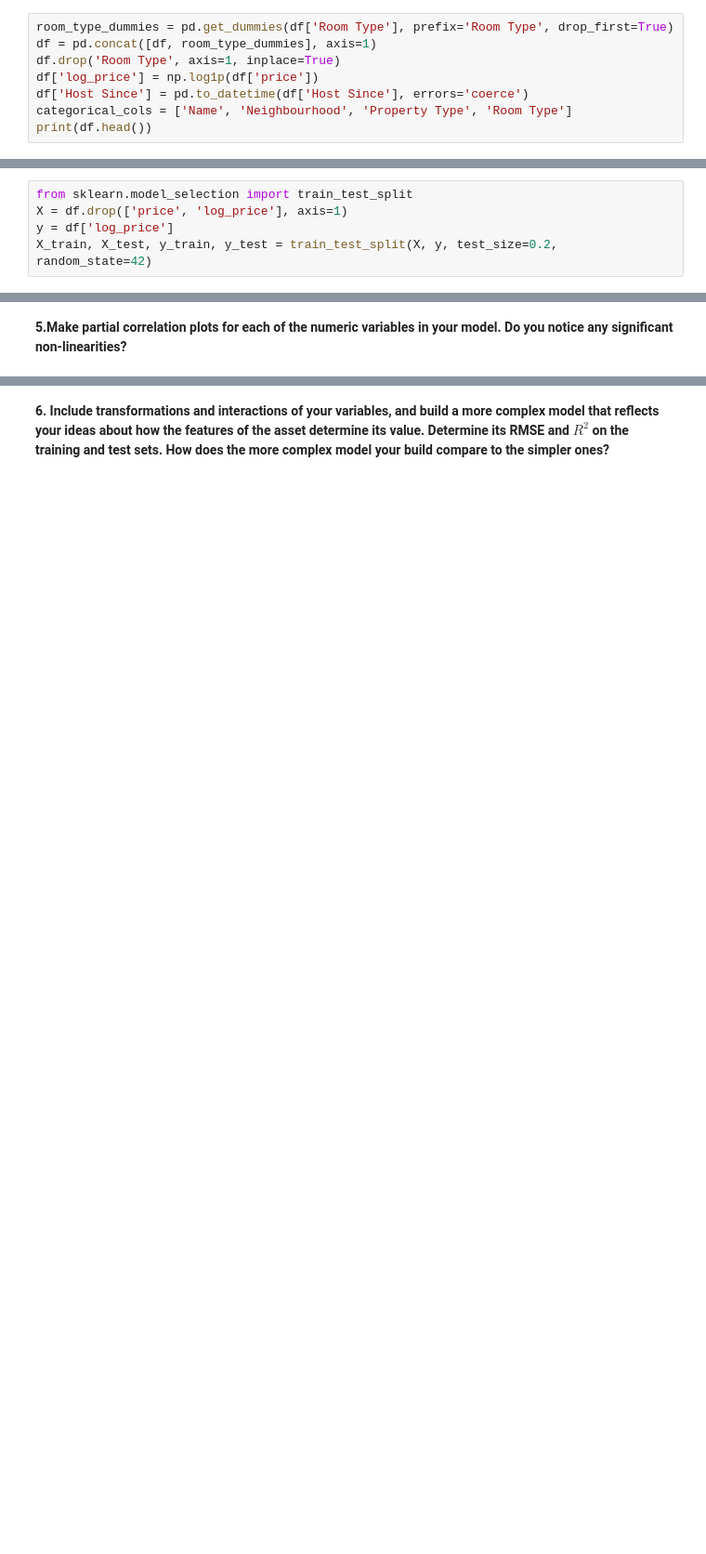
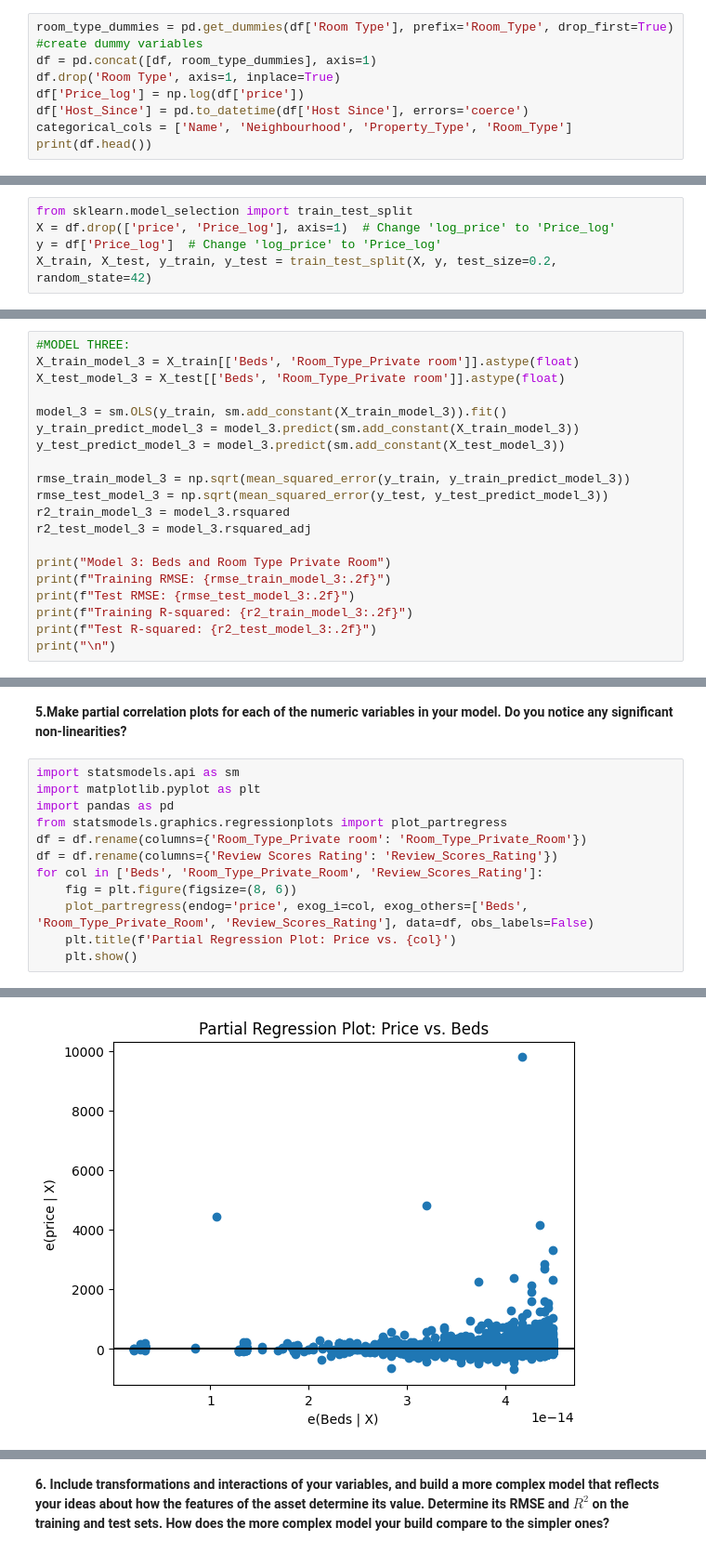
Before and after one commit to norawik/linearModels, a Jupyter notebook: lab/lab_notebook_applied.ipynb, the cells around one changed output, grey strips where cells are left out. Shown: that part at 93% size. Cells and saved outputs as stored; diff of their text form; blank space fills up the shorter version.

```diff
--- a/lab/lab_notebook_applied.ipynb
+++ b/lab/lab_notebook_applied.ipynb
@@ -126,11 +148,11 @@ plt.show()
 # %% [markdown]
 **2. Transform your variables --- particularly categorical ones --- for use in your regression analysis.**
 # %%
-room_type_dummies = pd.get_dummies(df['Room Type'], prefix='Room Type', drop_first=True)
+room_type_dummies = pd.get_dummies(df['Room Type'], prefix='Room_Type', drop_first=True) #create dummy variables
 df = pd.concat([df, room_type_dummies], axis=1)
 df.drop('Room Type', axis=1, inplace=True)
-df['log_price'] = np.log1p(df['price'])
-df['Host Since'] = pd.to_datetime(df['Host Since'], errors='coerce')
-categorical_cols = ['Name', 'Neighbourhood', 'Property Type', 'Room Type']
+df['Price_log'] = np.log(df['price'])
+df['Host_Since'] = pd.to_datetime(df['Host Since'], errors='coerce')
+categorical_cols = ['Name', 'Neighbourhood', 'Property_Type', 'Room_Type']
 print(df.head())
 # %% [output]
@@ -155,8 +177,8 @@ print(df.head())
 **3. Implement an ~80/~20 train-test split. Put the test data aside.**
 # %%
 from sklearn.model_selection import train_test_split
-X = df.drop(['price', 'log_price'], axis=1)
-y = df['log_price']
+X = df.drop(['price', 'Price_log'], axis=1)  # Change 'log_price' to 'Price_log'
+y = df['Price_log']  # Change 'log_price' to 'Price_log'
 X_train, X_test, y_train, y_test = train_test_split(X, y, test_size=0.2, random_state=42)
 # %% [markdown]
 **4. Build some simple linear models that include no transformations or interactions. Fit them, and determine their RMSE and $R^2$ on the both the training and test sets. Which of your models does the best?**
@@ -162,0 +237,20 @@ X_train, X_test, y_train, y_test = train_test_split(X, y, test_size=0.2, random_
+# %%
+#MODEL THREE:
+X_train_model_3 = X_train[['Beds', 'Room_Type_Private room']].astype(float)
+X_test_model_3 = X_test[['Beds', 'Room_Type_Private room']].astype(float)
+
+model_3 = sm.OLS(y_train, sm.add_constant(X_train_model_3)).fit()
+y_train_predict_model_3 = model_3.predict(sm.add_constant(X_train_model_3))
+y_test_predict_model_3 = model_3.predict(sm.add_constant(X_test_model_3))
+
+rmse_train_model_3 = np.sqrt(mean_squared_error(y_train, y_train_predict_model_3))
+rmse_test_model_3 = np.sqrt(mean_squared_error(y_test, y_test_predict_model_3))
+r2_train_model_3 = model_3.rsquared
+r2_test_model_3 = model_3.rsquared_adj
+
+print("Model 3: Beds and Room Type Private Room")
+print(f"Training RMSE: {rmse_train_model_3:.2f}")
+print(f"Test RMSE: {rmse_test_model_3:.2f}")
+print(f"Training R-squared: {r2_train_model_3:.2f}")
+print(f"Test R-squared: {r2_test_model_3:.2f}")
+print("\n")
@@ -163,2 +265,15 @@ X_train, X_test, y_train, y_test = train_test_split(X, y, test_size=0.2, random_
 # %% [markdown]
 **5.Make partial correlation plots for each of the numeric variables in your model. Do you notice any significant non-linearities?**
+# %%
+import statsmodels.api as sm
+import matplotlib.pyplot as plt
+import pandas as pd
+from statsmodels.graphics.regressionplots import plot_partregress
+df = df.rename(columns={'Room_Type_Private room': 'Room_Type_Private_Room'})
+df = df.rename(columns={'Review Scores Rating': 'Review_Scores_Rating'})
+for col in ['Beds', 'Room_Type_Private_Room', 'Review_Scores_Rating']:
+    fig = plt.figure(figsize=(8, 6))
+    plot_partregress(endog='price', exog_i=col, exog_others=['Beds', 'Room_Type_Private_Room', 'Review_Scores_Rating'], data=df, obs_labels=False)
+    plt.title(f'Partial Regression Plot: Price vs. {col}')
+    plt.show()
+# %% [output]
@@ -164,0 +281 @@ X_train, X_test, y_train, y_test = train_test_split(X, y, test_size=0.2, random_
+[figure, added]
```
Also changed, not shown: parts of 18 cells of this notebook.
